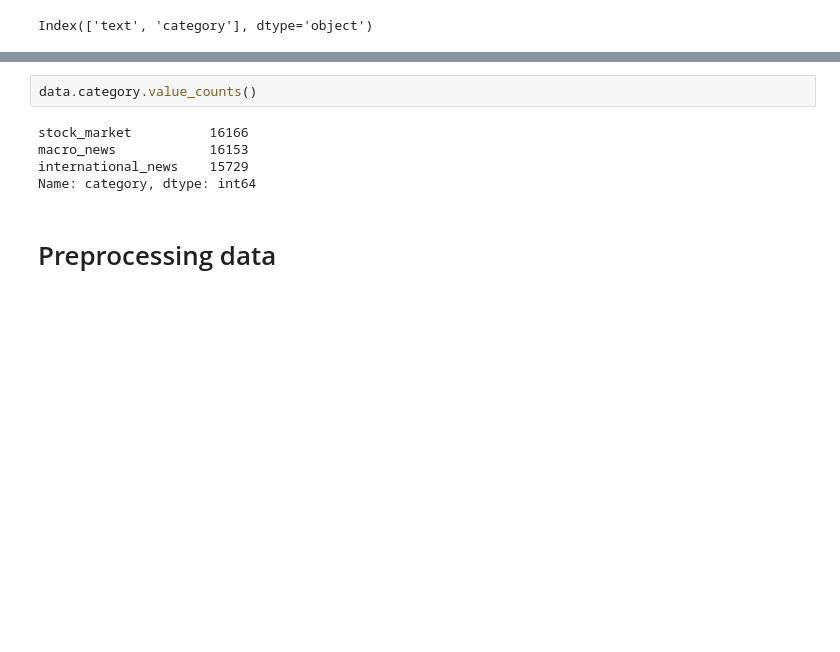
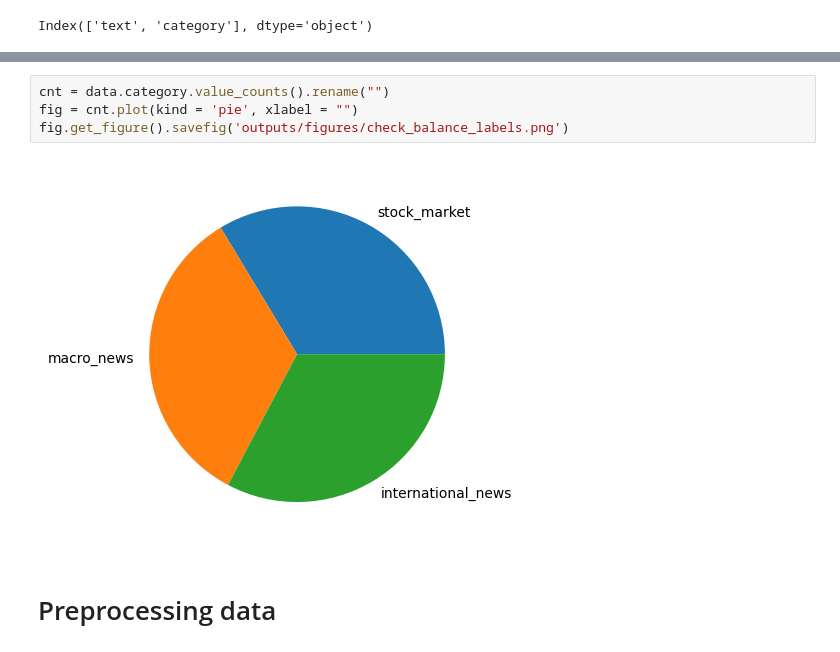
Before and after one commit to datkt1998/Text-Classification-of-News-Articles, a Jupyter notebook: code_in_dev.ipynb, the cells around one changed output, grey strips where cells are left out. Drawn from its saved outputs; the diff is of its cells as text; blank space fills up the shorter version.

```diff
--- a/code_in_dev.ipynb
+++ b/code_in_dev.ipynb
@@ -12,10 +21,9 @@ Index(['text', 'category'], dtype='object')
 # %%
-data.category.value_counts()
+cnt = data.category.value_counts().rename("")
+fig = cnt.plot(kind = 'pie', xlabel = "")
+fig.get_figure().savefig('outputs/figures/check_balance_labels.png')
 # %% [output]
-stock_market          16166
-macro_news            16153
-international_news    15729
-Name: category, dtype: int64
+[figure, added]
 # %% [markdown]
 # Preprocessing data
 # %% [markdown]
```
Also changed, not shown: parts of 9 cells of this notebook, 5 other files.
